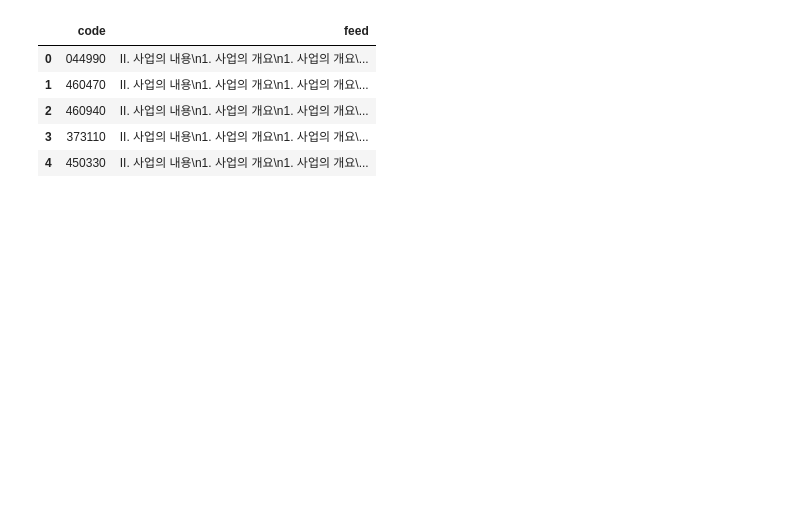
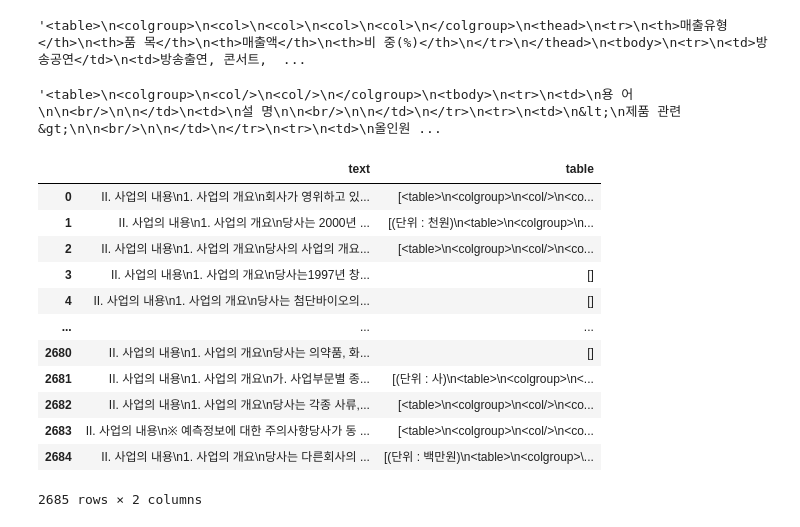
Before and after one commit to smilish67/krx-llm, a Jupyter notebook: pre_process.ipynb, the cells around one changed output. Drawn from its saved outputs; the diff is of its cells as text; code cells hidden in the pictures; blank space fills up the shorter version.

```diff
--- a/pre_process.ipynb
+++ b/pre_process.ipynb
@@ -16,9 +9,0 @@ ds = pd.DataFrame(feed.items(), columns=['code', 'feed'])
-# %%
-ds.head()
-# %% [output]
-|  | code | feed |
-| 0 | 044990 | II. 사업의 내용\n1. 사업의 개요\n1. 사업의 개요\... |
-| 1 | 460470 | II. 사업의 내용\n1. 사업의 개요\n1. 사업의 개요\... |
-| 2 | 460940 | II. 사업의 내용\n1. 사업의 개요\n1. 사업의 개요\... |
-| 3 | 373110 | II. 사업의 내용\n1. 사업의 개요\n1. 사업의 개요\... |
-| 4 | 450330 | II. 사업의 내용\n1. 사업의 개요\n1. 사업의 개요\... |
@@ -24,0 +16,4 @@ ds.head()
+# %%
+df['table'][0][0]
+# %% [output]
+'<table>\n<colgroup>\n<col>\n<col>\n<col>\n<col>\n</colgroup>\n<thead>\n<tr>\n<th>매출유형</th>\n<th>품 목</th>\n<th>매출액</th>\n<th>비 중(%)</th>\n</tr>\n</thead>\n<tbody>\n<tr>\n<td>방송공연</td>\n<td>방송출연, 콘서트,  ...
@@ -24,0 +33,20 @@ ds.head()
+# %%
+df['table'][2][0]
+# %% [output]
+'<table>\n<colgroup>\n<col/>\n<col/>\n</colgroup>\n<tbody>\n<tr>\n<td>\n용 어\n\n<br/>\n\n</td>\n<td>\n설 명\n\n<br/>\n\n</td>\n</tr>\n<tr>\n<td>\n&lt;\n제품 관련&gt;\n\n<br/>\n\n</td>\n</tr>\n<tr>\n<td>\n올인원 ...
+# %%
+df
+# %% [output]
+|  | text | table |
+| 0 | II. 사업의 내용\n1. 사업의 개요\n회사가 영위하고 있... | [<table>\n<colgroup>\n<col/>\n<co... |
+| 1 | II. 사업의 내용\n1. 사업의 개요\n당사는 2000년 ... | [(단위 : 천원)\n<table>\n<colgroup>\n... |
+| 2 | II. 사업의 내용\n1. 사업의 개요\n당사의 사업의 개요... | [<table>\n<colgroup>\n<col/>\n<co... |
+| 3 | II. 사업의 내용\n1. 사업의 개요\n당사는1997년 창... | [] |
+| 4 | II. 사업의 내용\n1. 사업의 개요\n당사는 첨단바이오의... | [] |
+| ... | ... | ... |
+| 2680 | II. 사업의 내용\n1. 사업의 개요\n당사는 의약품, 화... | [] |
+| 2681 | II. 사업의 내용\n1. 사업의 개요\n가. 사업부문별 종... | [(단위 : 사)\n<table>\n<colgroup>\n<... |
+| 2682 | II. 사업의 내용\n1. 사업의 개요\n당사는 각종 사류,... | [<table>\n<colgroup>\n<col/>\n<co... |
+| 2683 | II. 사업의 내용\n※ 예측정보에 대한 주의사항당사가 동 ... | [<table>\n<colgroup>\n<col/>\n<co... |
+| 2684 | II. 사업의 내용\n1. 사업의 개요\n당사는 다른회사의 ... | [(단위 : 백만원)\n<table>\n<colgroup>\... |
+2685 rows × 2 columns
```
Also changed, not shown: parts of 7 cells of this notebook, 3 other files.
